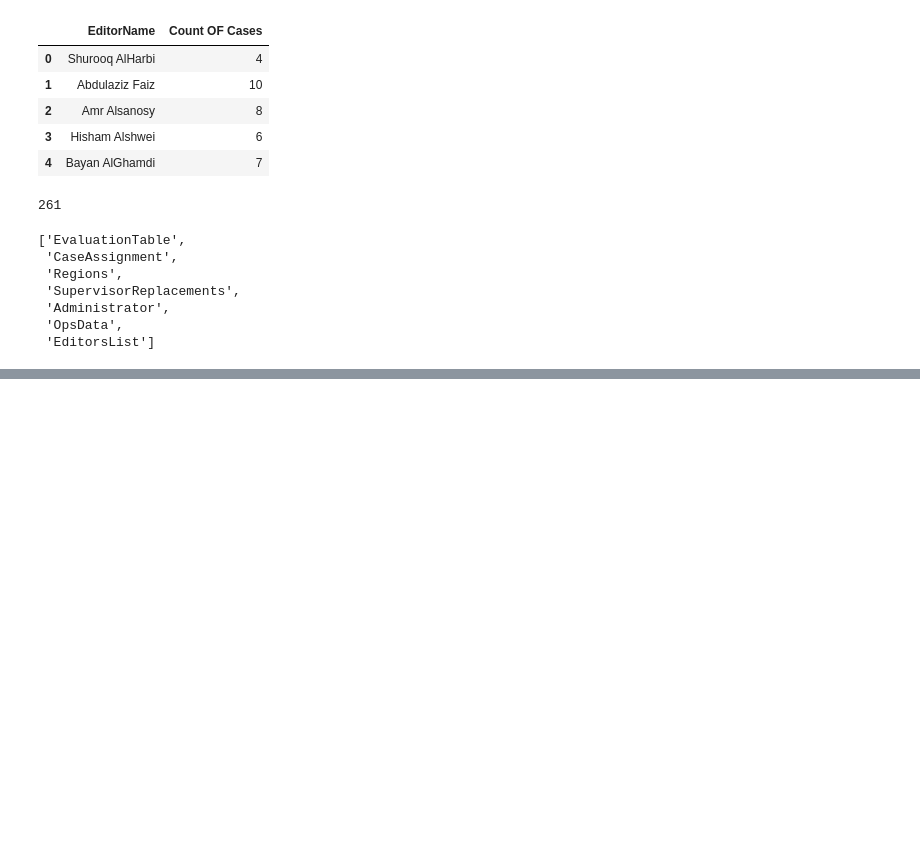
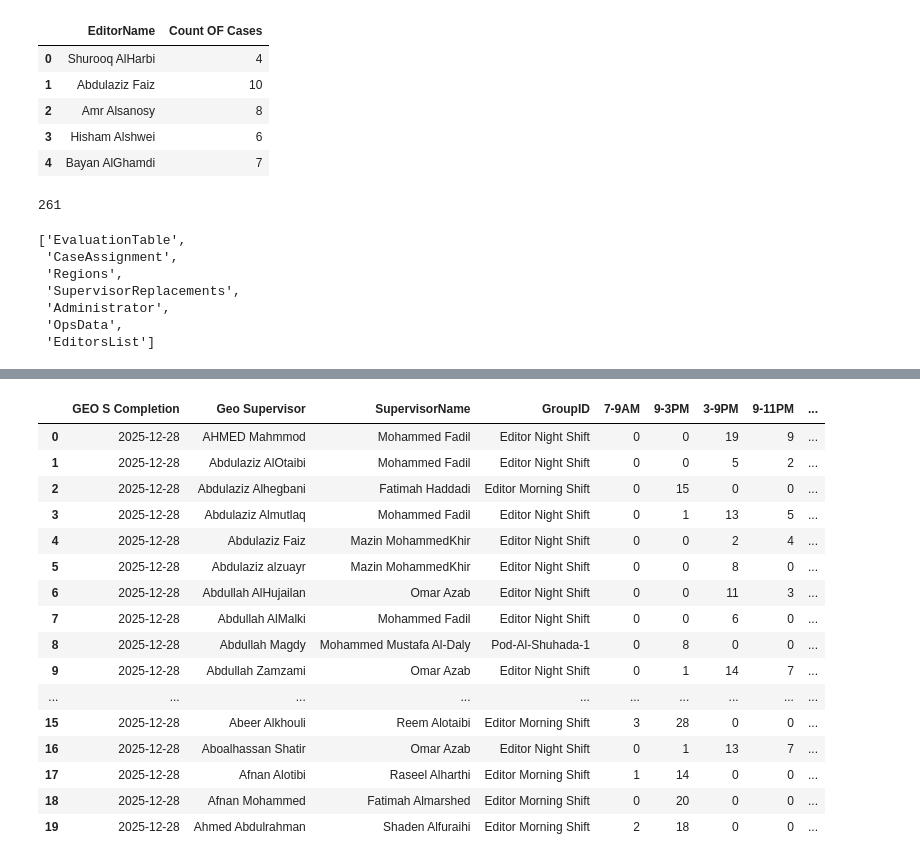
Before and after one commit to AymanSD/Editors-Evaluation, a Jupyter notebook: Evaluation.ipynb, the cells around one changed output, grey strips where cells are left out. Cells and saved outputs as stored; diff of their text form; code cells hidden in the pictures; blank space fills up the shorter version.

```diff
--- a/Evaluation.ipynb
+++ b/Evaluation.ipynb
@@ -459,0 +823,7 @@ for table in tables:
+# %%
+geo_Comp = pd.read_sql("""SELECT * FROM grsdbrd.[GeoCompletion] WHERE [GEO S Completion] BETWEEN '2025-12-28' AND '2026-01-01' """, engine_sqlserver)
+# %%
+geo_Comp = convert_to_date(geo_Comp)
+# %%
+# geo_Comp["CompletionTime"] = [pd.to_datetime(i.split('_')[1]) for i in geo_Comp["UniqueKey"]]
+prod_df = geo_Comp[["Case Number", "Transferred to Geospatial", "GEO S Completion", "Geo Supervisor", "SupervisorName", "GroupID", "Region", "GeoAction", "Rejection", "CompletionTime"]]
@@ -459,0 +839,43 @@ for table in tables:
+# %%
+# Extract cases by time period per editor per day
+mask_7_9 = prod_df['CompletionTime'].dt.hour.between(7, 8)
+mask_9_15 = prod_df['CompletionTime'].dt.hour.between(9, 15)
+mask_15_21 = prod_df['CompletionTime'].dt.hour.between(15, 20)
+mask_21_23 = prod_df['CompletionTime'].dt.hour.between(21, 23)
+
+# Group by date and supervisor for each time period
+time_7_9 = prod_df.loc[mask_7_9].groupby(['GEO S Completion', 'Geo Supervisor', 'SupervisorName', 'GroupID'])['Case Number'].nunique().reset_index(name='7-9AM')
+time_9_15 = prod_df.loc[mask_9_15].groupby(['GEO S Completion', 'Geo Supervisor', 'SupervisorName', 'GroupID'])['Case Number'].nunique().reset_index(name='9-3PM')
+time_15_21 = prod_df.loc[mask_15_21].groupby(['GEO S Completion', 'Geo Supervisor', 'SupervisorName', 'GroupID'])['Case Number'].nunique().reset_index(name='3-9PM')
+time_21_23 = prod_df.loc[mask_21_23].groupby(['GEO S Completion', 'Geo Supervisor', 'SupervisorName', 'GroupID'])['Case Number'].nunique().reset_index(name='9-11PM')
+
+# Merge all time periods
+result_df = time_7_9.merge(time_9_15, on=['GEO S Completion', 'Geo Supervisor', 'SupervisorName', 'GroupID'], how='outer')
+result_df = result_df.merge(time_15_21, on=['GEO S Completion', 'Geo Supervisor', 'SupervisorName', 'GroupID'], how='outer')
+result_df = result_df.merge(time_21_23, on=['GEO S Completion', 'Geo Supervisor', 'SupervisorName', 'GroupID'], how='outer')
+
+# Add total column
+result_df['Total'] = result_df[['7-9AM', '9-3PM', '3-9PM', '9-11PM']].fillna(0).sum(axis=1).astype(int)
+
+result_df = result_df.fillna(0).astype({col: int for col in ['7-9AM', '9-3PM', '3-9PM', '9-11PM']})
+result_df = result_df.sort_values(['GEO S Completion', 'Geo Supervisor'])
+
+result_df.head(20)
+# %% [output]
+|  | GEO S Completion | Geo Supervisor | SupervisorName | GroupID | 7-9AM | 9-3PM | 3-9PM | 9-11PM | ... |
+| 0 | 2025-12-28 | AHMED Mahmmod | Mohammed Fadil | Editor Night Shift | 0 | 0 | 19 | 9 | ... |
+| 1 | 2025-12-28 | Abdulaziz AlOtaibi | Mohammed Fadil | Editor Night Shift | 0 | 0 | 5 | 2 | ... |
+| 2 | 2025-12-28 | Abdulaziz Alhegbani | Fatimah Haddadi | Editor Morning Shift | 0 | 15 | 0 | 0 | ... |
+| 3 | 2025-12-28 | Abdulaziz Almutlaq | Mohammed Fadil | Editor Night Shift | 0 | 1 | 13 | 5 | ... |
+| 4 | 2025-12-28 | Abdulaziz Faiz | Mazin MohammedKhir | Editor Night Shift | 0 | 0 | 2 | 4 | ... |
+| 5 | 2025-12-28 | Abdulaziz alzuayr | Mazin MohammedKhir | Editor Night Shift | 0 | 0 | 8 | 0 | ... |
+| 6 | 2025-12-28 | Abdullah AlHujailan | Omar Azab | Editor Night Shift | 0 | 0 | 11 | 3 | ... |
+| 7 | 2025-12-28 | Abdullah AlMalki | Mohammed Fadil | Editor Night Shift | 0 | 0 | 6 | 0 | ... |
+| 8 | 2025-12-28 | Abdullah Magdy | Mohammed Mustafa Al-Daly | Pod-Al-Shuhada-1 | 0 | 8 | 0 | 0 | ... |
+| 9 | 2025-12-28 | Abdullah Zamzami | Omar Azab | Editor Night Shift | 0 | 1 | 14 | 7 | ... |
+| ... | ... | ... | ... | ... | ... | ... | ... | ... | ... |
+| 15 | 2025-12-28 | Abeer Alkhouli | Reem Alotaibi | Editor Morning Shift | 3 | 28 | 0 | 0 | ... |
+| 16 | 2025-12-28 | Aboalhassan Shatir | Omar Azab | Editor Night Shift | 0 | 1 | 13 | 7 | ... |
+| 17 | 2025-12-28 | Afnan Alotibi | Raseel Alharthi | Editor Morning Shift | 1 | 14 | 0 | 0 | ... |
+| 18 | 2025-12-28 | Afnan Mohammed | Fatimah Almarshed | Editor Morning Shift | 0 | 20 | 0 | 0 | ... |
+| 19 | 2025-12-28 | Ahmed Abdulrahman | Shaden Alfuraihi | Editor Morning Shift | 2 | 18 | 0 | 0 | ... |
```
Also changed, not shown: parts of 47 cells of this notebook, 9 other files.
